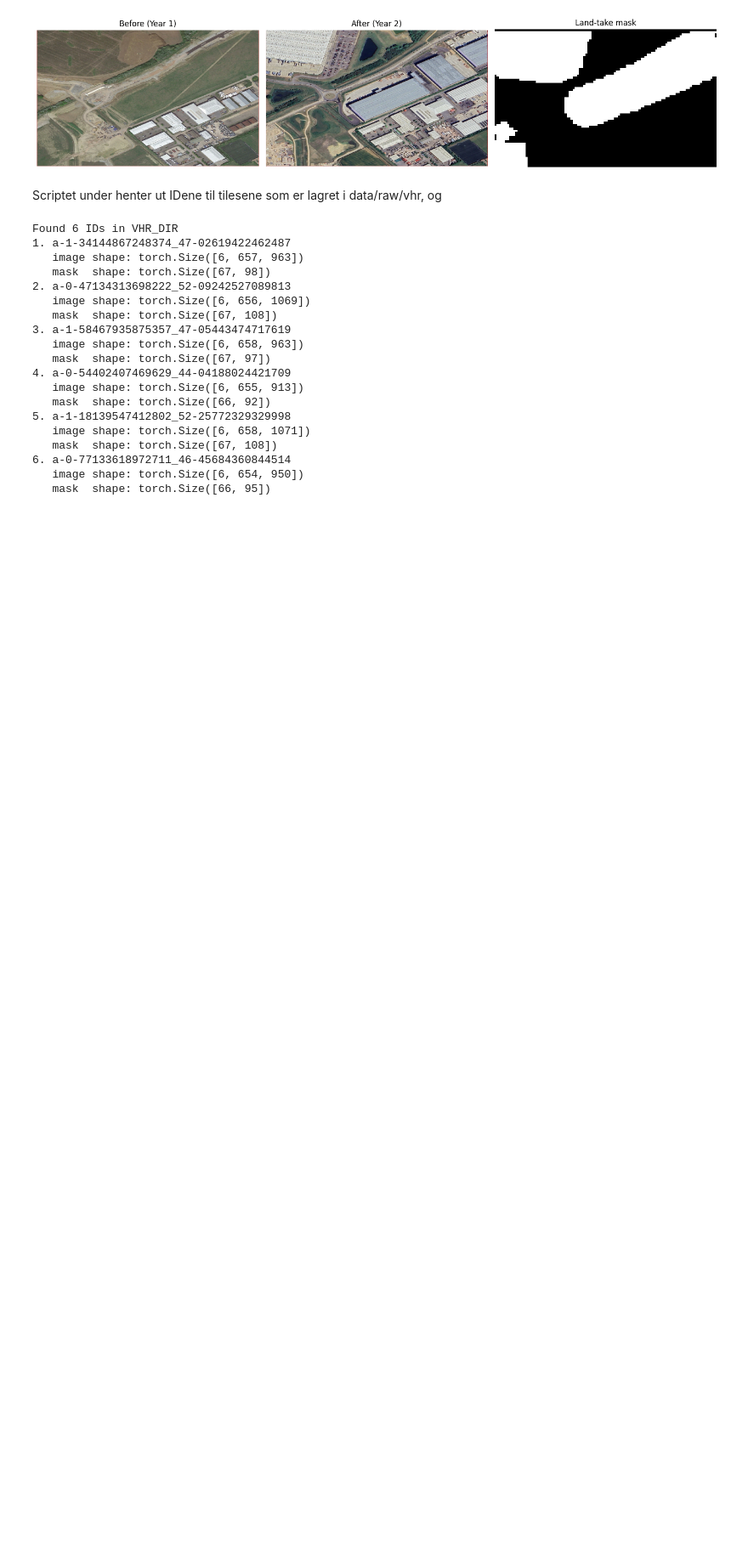
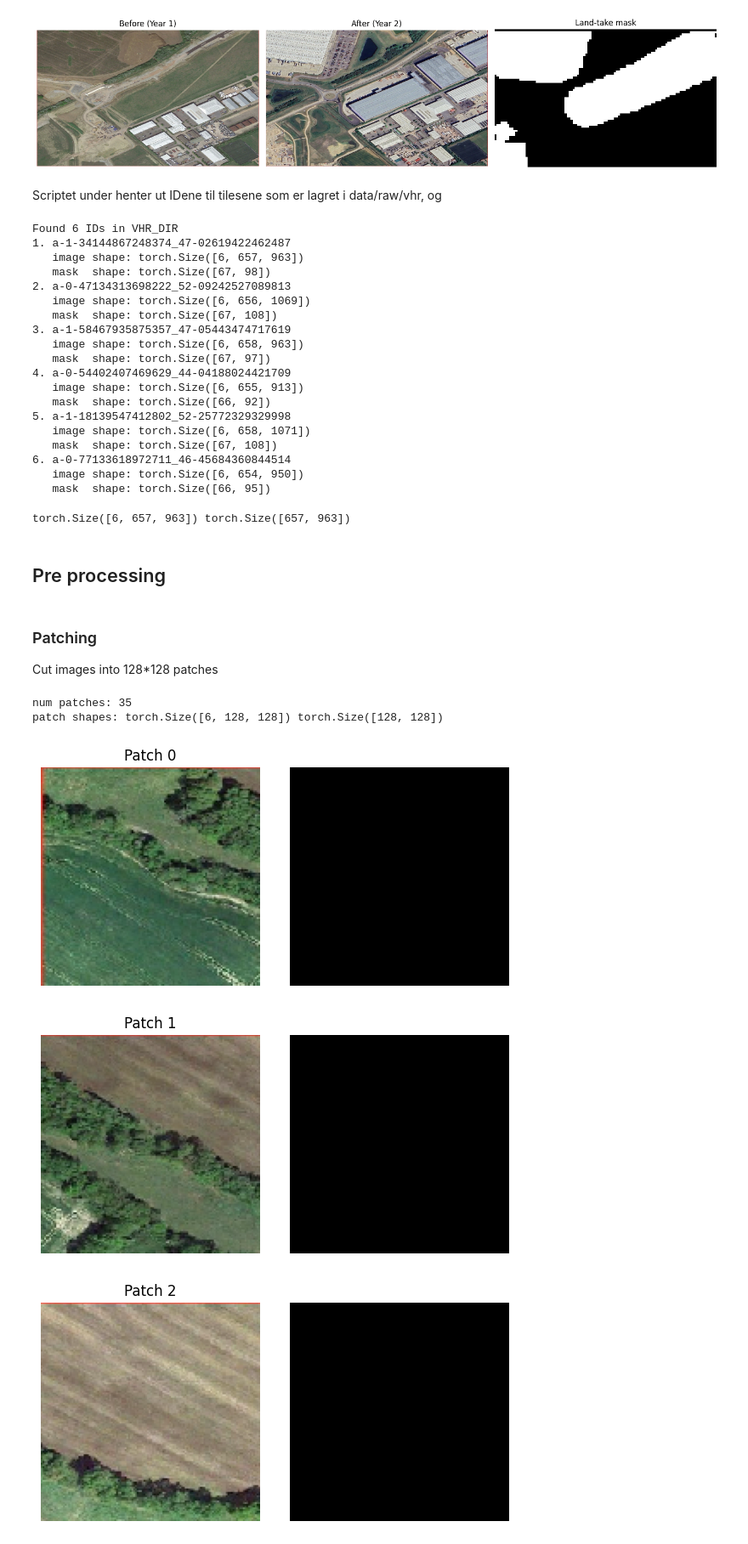
Before and after one commit to Ceciliamoller/Land-Take-Prediction-Project-NINA-, a Jupyter notebook: notebooks/01_explore_habloss.ipynb, the cells around one changed output. Shown at 85% size. Cells and saved outputs as stored; diff of their text form; code cells hidden in the pictures; blank space fills up the shorter version.

Commit message:
feat: add preprocessing to sample habloss data (patching + simple normalization)

```diff
--- a/notebooks/01_explore_habloss.ipynb
+++ b/notebooks/01_explore_habloss.ipynb
@@ -117,3 +122,59 @@ Found 6 IDs in VHR_DIR
 6. a-0-77133618972711_46-45684360844514
    image shape: torch.Size([6, 654, 950])
    mask  shape: torch.Size([66, 95])
+# %%
+import torch
+import torch.nn.functional as F
+
+img, mask = ds[0]
+C, H, W = img.shape
+
+mask_t = mask.unsqueeze(0).unsqueeze(0).float()      # (1,1,h,w)
+mask_up = F.interpolate(mask_t, size=(H, W), mode="nearest")
+mask_up = mask_up.squeeze(0).squeeze(0).long()       # (H, W)
+
+print(img.shape, mask_up.shape)
+# %% [output]
+torch.Size([6, 657, 963]) torch.Size([657, 963])
+# %% [markdown]
+## Pre processing
+# %% [markdown]
+### Patching
+Cut images into 128*128 patches
+# %%
+def get_patches(img, mask, patch_size=128, stride=128):
+    C, H, W = img.shape
+    patches = []
+    for i in range(0, H - patch_size + 1, stride):
+        for j in range(0, W - patch_size + 1, stride):
+            img_patch = img[:, i:i+patch_size, j:j+patch_size]
+            mask_patch = mask[i:i+patch_size, j:j+patch_size]
+            patches.append((img_patch, mask_patch))
+    return patches
+
+patches = get_patches(img, mask_up, patch_size=128, stride=128)
+print("num patches:", len(patches))
+print("patch shapes:", patches[0][0].shape, patches[0][1].shape)
+
+
+for i in range(4): # number of patches to visualize
+    img_patch, mask_patch = patches[i]
+    rgb_patch = np.stack([img_patch[0], img_patch[1], img_patch[2]], axis=-1)
+    rgb_patch = (rgb_patch - rgb_patch.min()) / (rgb_patch.max() - rgb_patch.min() + 1e-6)
+
+    fig, ax = plt.subplots(1, 2, figsize=(6, 3))
+    ax[0].imshow(rgb_patch)
+    ax[0].set_title(f"Patch {i}")
+    ax[0].axis("off")
+
+    ax[1].imshow(mask_patch, cmap="gray")
+    ax[1].axis("off")
+
+    plt.tight_layout()
+    plt.show()
+# %% [output]
+num patches: 35
+patch shapes: torch.Size([6, 128, 128]) torch.Size([128, 128])
+[figure, added]
+[figure, added]
+[figure, added]
```
Also changed, not shown: parts of 6 cells of this notebook.
